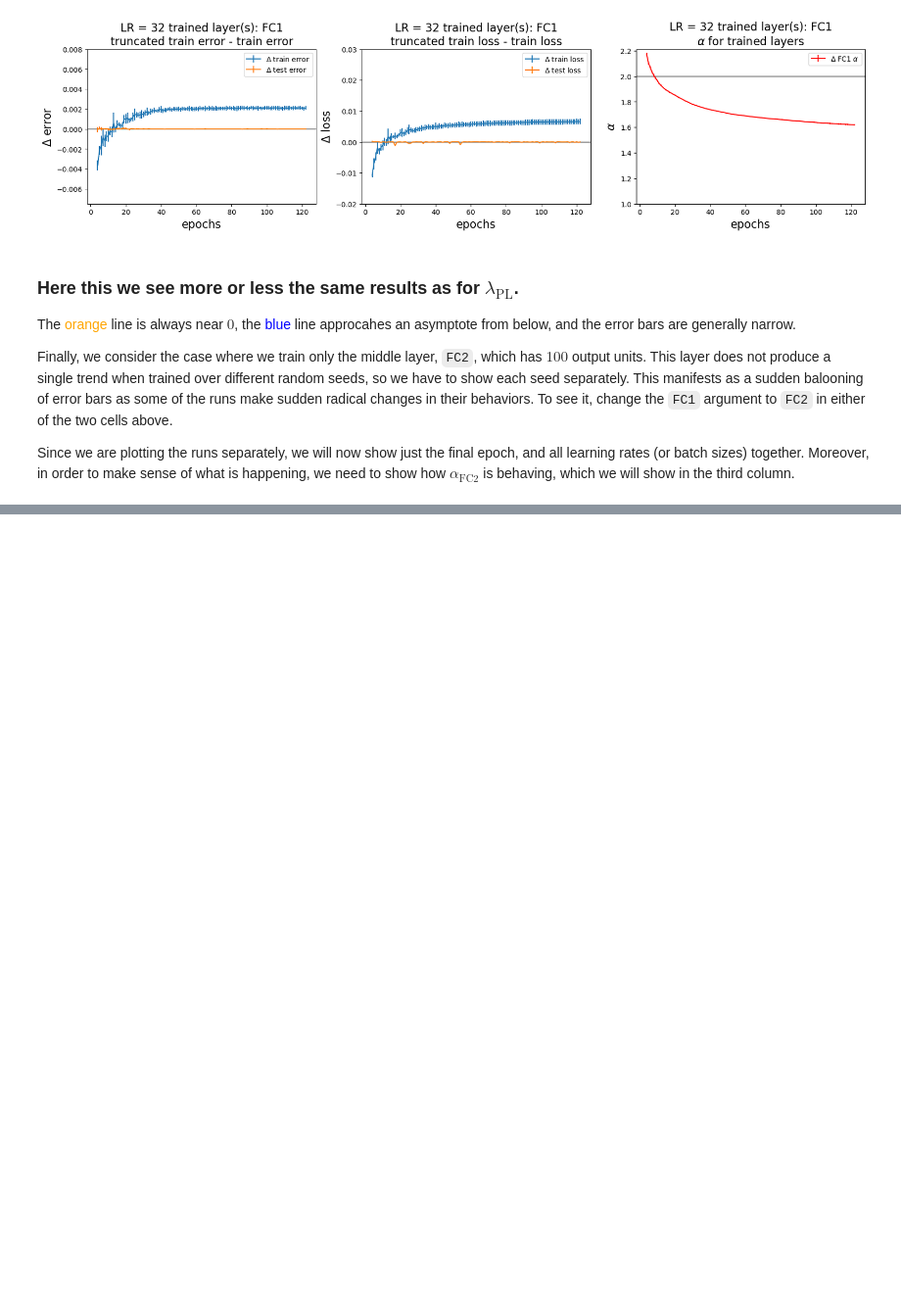
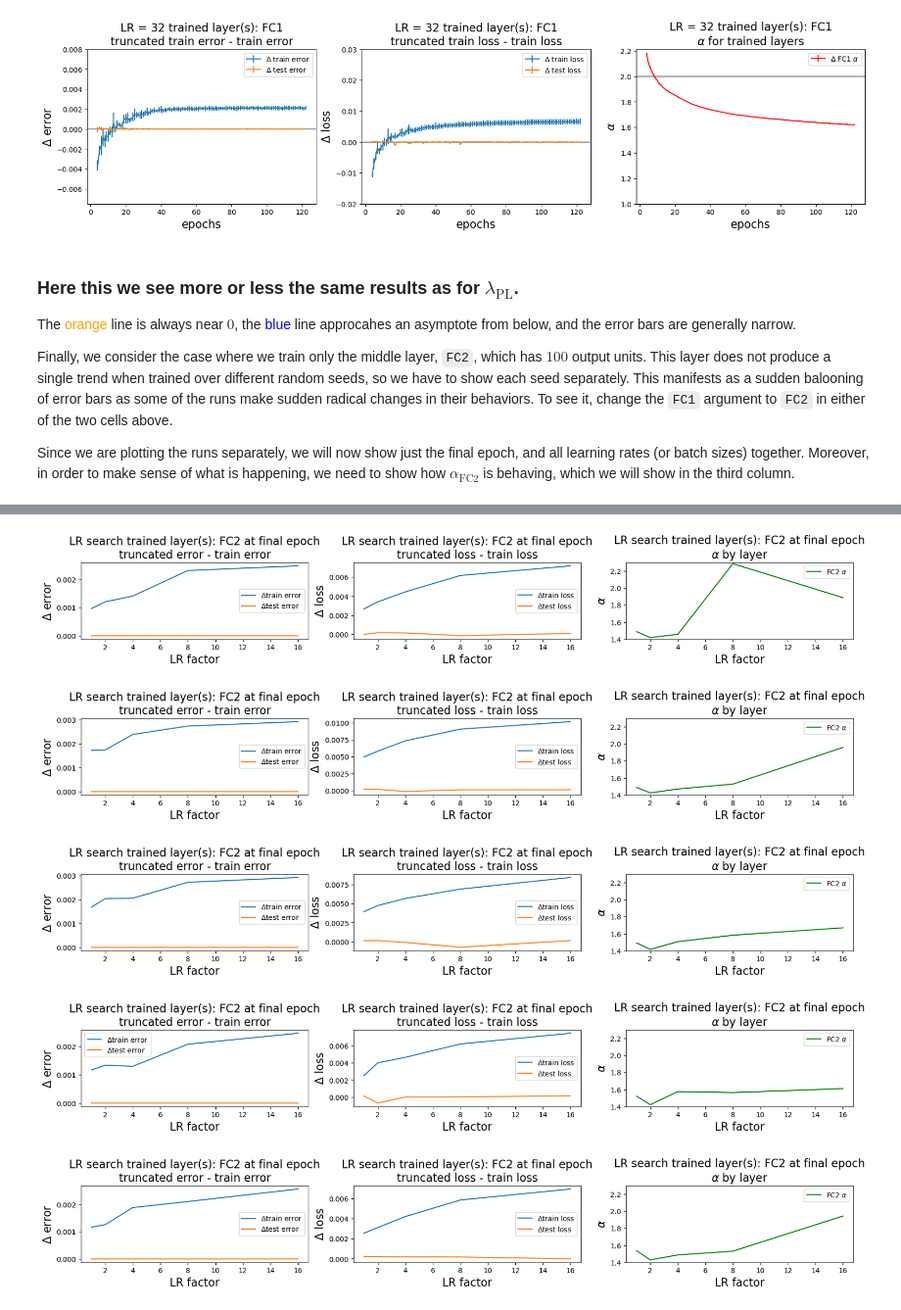
Before and after one commit to charlesmartin14/SETOL_experiments, a Jupyter notebook: notebooks/WW_MLP3_Analysis_Effective_Correlation_Space.ipynb, the cells around one changed output, grey strips where cells are left out. Shown at 98% size. Cells and saved outputs as stored; diff of their text form; code cells hidden in the pictures; blank space fills up the shorter version.

```diff
--- a/notebooks/WW_MLP3_Analysis_Effective_Correlation_Space.ipynb
+++ b/notebooks/WW_MLP3_Analysis_Effective_Correlation_Space.ipynb
@@ -159,10 +156,14 @@ Clearly, we can see that although the different runs don't always converge to th
 # %%
-from importlib import reload
-import plot_utils
-reload(plot_utils)
+from plot_utils import plot_truncated_errors_by_scales
 
-from plot_utils import plot_truncated_errors
+DS = "MNIST"
 search_param = "LR"
 
 for run in range(5):
-  plot_truncated_errors(DS, "FC2", search_param, range(6), [run], XMIN=False)
+  plot_truncated_errors_by_scales(DS, "FC2", search_param, range(5), [run], XMIN=False)
+# %% [output]
+[figure, added]
+[figure, added]
+[figure, added]
+[figure, added]
+[figure, added]
```
Also changed, not shown: parts of 8 cells of this notebook.
